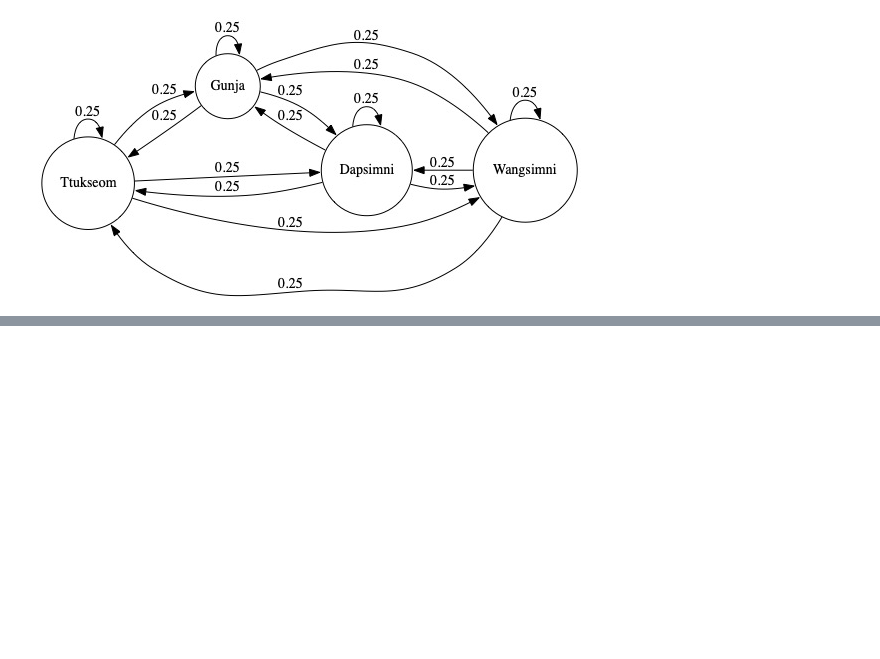
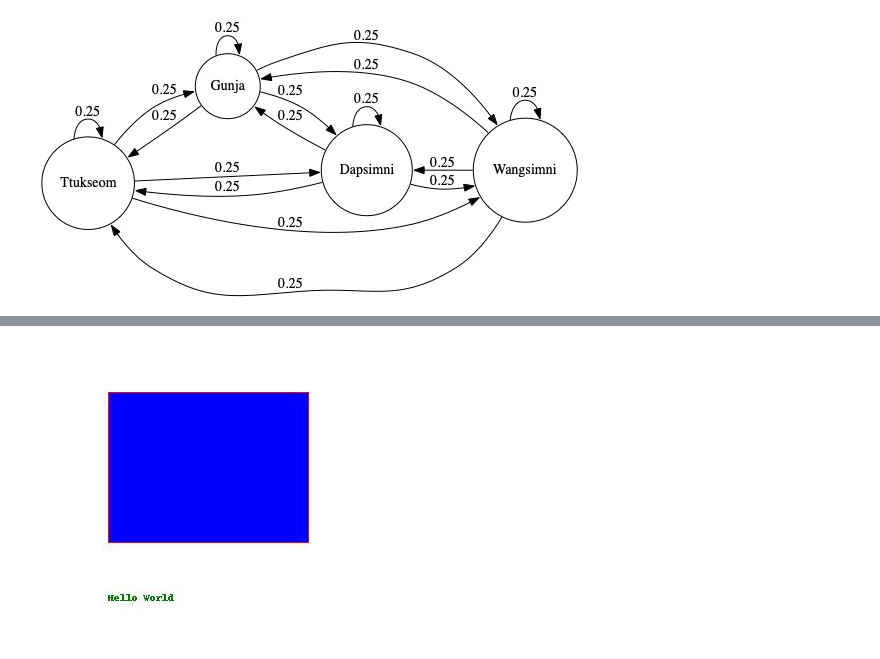
Before and after one commit to ardiantovn/markovchain, a Jupyter notebook: markovchain.ipynb, the cells around one changed output, grey strips where cells are left out. Cells and saved outputs as stored; diff of their text form; code cells hidden in the pictures; blank space fills up the shorter version.

```diff
--- a/markovchain.ipynb
+++ b/markovchain.ipynb
@@ -355,0 +409,10 @@ Image(travel_img)
+# %%
+from PIL import Image, ImageDraw
+blank_image = Image.new('RGB', (400, 300), 'white')
+img_draw = ImageDraw.Draw(blank_image)
+img_draw.rectangle((70, 50, 270, 200), outline='red', fill='blue')
+img_draw.text((70, 250), 'Hello World', fill='green')
+blank_image.save('./drawn_image.jpg')
+ImageDisplay('./drawn_image.jpg')
+# %% [output]
+[figure, added]
```
Also changed, not shown: parts of 13 cells of this notebook, 30 other files.
